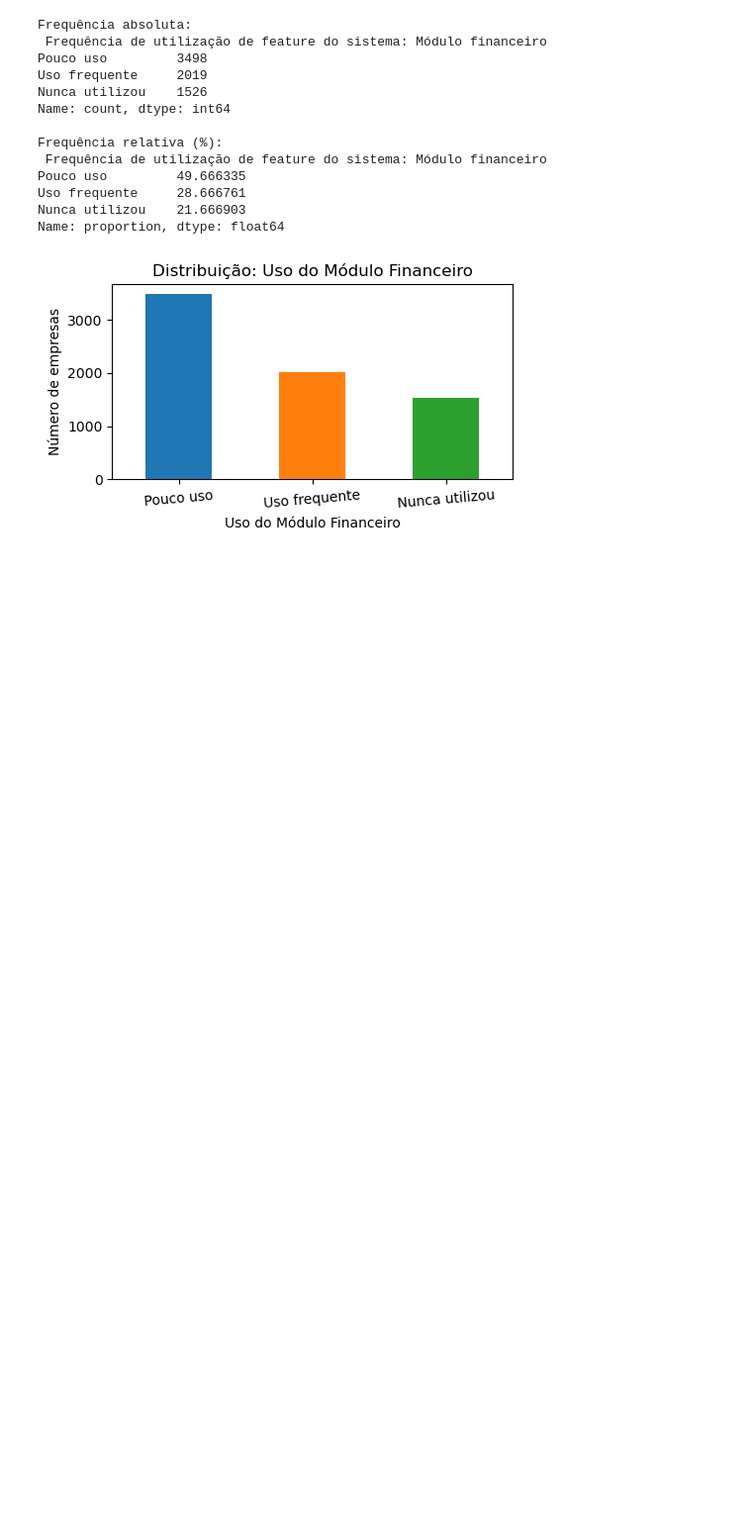
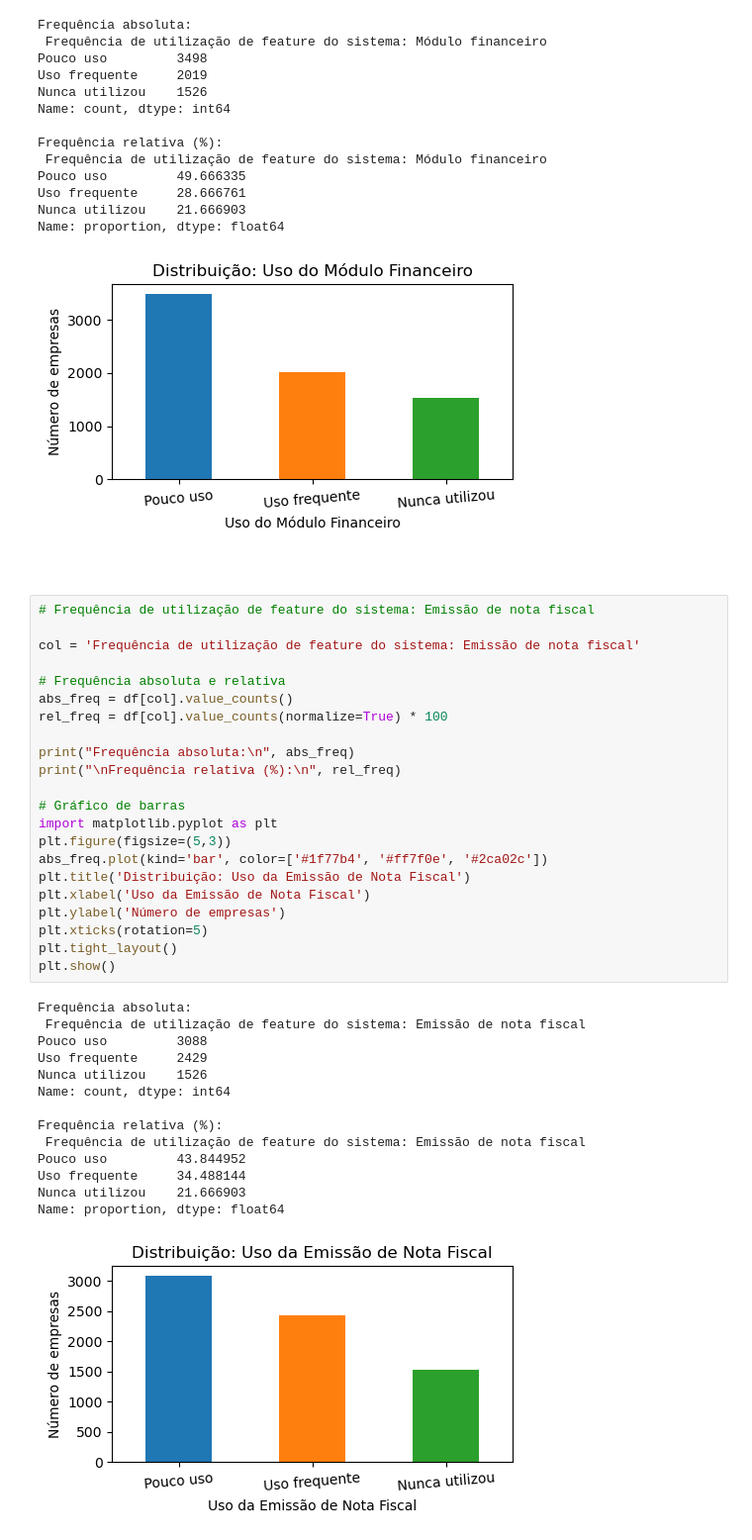
Before and after one commit to jrcomitre/analise-de-churn, a Jupyter notebook: churn.ipynb, the cells around one changed output. Shown: that part at 99% size. Saved outputs shown, nothing was run; the diff lists cells and outputs as text; blank space fills up the shorter version.

Commit message:
feat: Emissão de nota fiscal

```diff
--- a/churn.ipynb
+++ b/churn.ipynb
@@ -436,3 +436,40 @@ Name: proportion, dtype: float64
 [figure]
 # %% [markdown]
 #
+# %%
+# Frequência de utilização de feature do sistema: Emissão de nota fiscal
+
+col = 'Frequência de utilização de feature do sistema: Emissão de nota fiscal'
+
+# Frequência absoluta e relativa
+abs_freq = df[col].value_counts()
+rel_freq = df[col].value_counts(normalize=True) * 100
+
+print("Frequência absoluta:\n", abs_freq)
+print("\nFrequência relativa (%):\n", rel_freq)
+
+# Gráfico de barras
+import matplotlib.pyplot as plt
+plt.figure(figsize=(5,3))
+abs_freq.plot(kind='bar', color=['#1f77b4', '#ff7f0e', '#2ca02c'])
+plt.title('Distribuição: Uso da Emissão de Nota Fiscal')
+plt.xlabel('Uso da Emissão de Nota Fiscal')
+plt.ylabel('Número de empresas')
+plt.xticks(rotation=5)
+plt.tight_layout()
+plt.show()
+# %% [output]
+Frequência absoluta:
+ Frequência de utilização de feature do sistema: Emissão de nota fiscal
+Pouco uso         3088
+Uso frequente     2429
+Nunca utilizou    1526
+Name: count, dtype: int64
+
+Frequência relativa (%):
+ Frequência de utilização de feature do sistema: Emissão de nota fiscal
+Pouco uso         43.844952
+Uso frequente     34.488144
+Nunca utilizou    21.666903
+Name: proportion, dtype: float64
+[figure, added]
```
